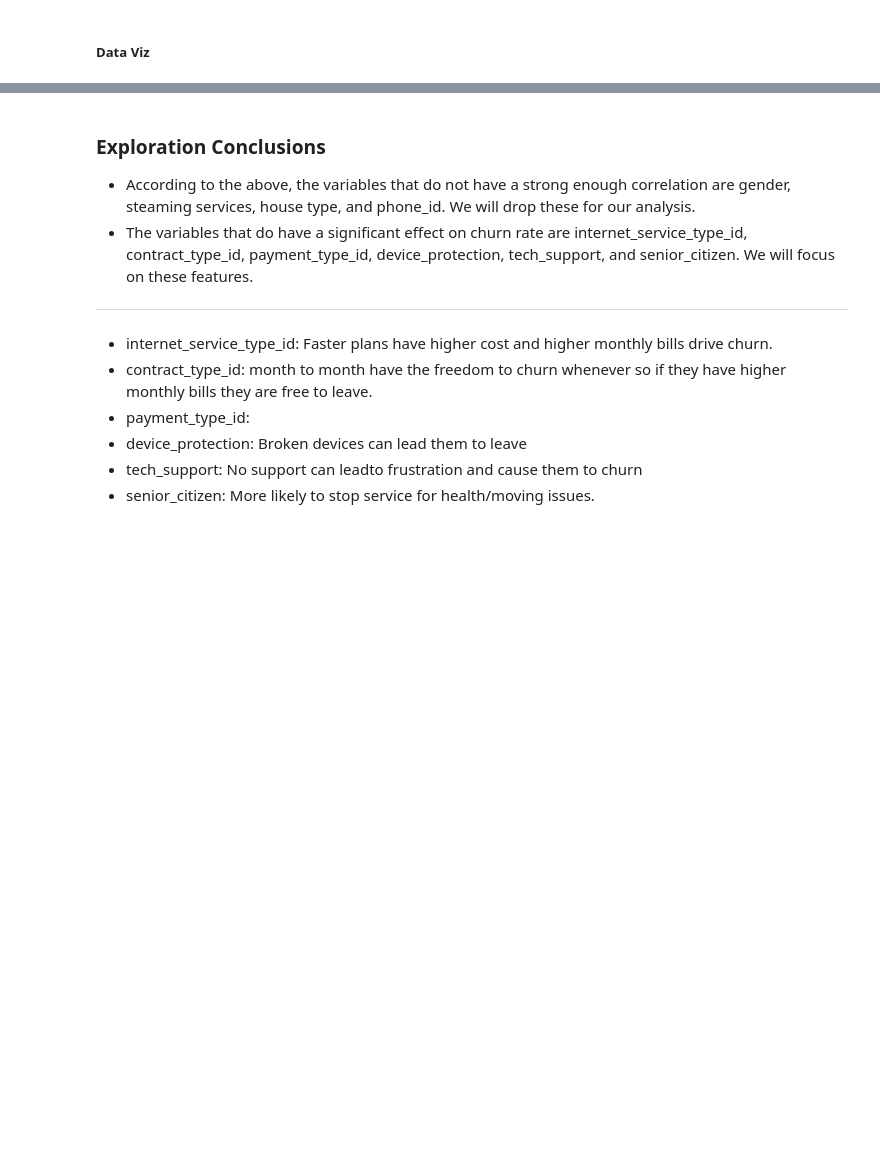
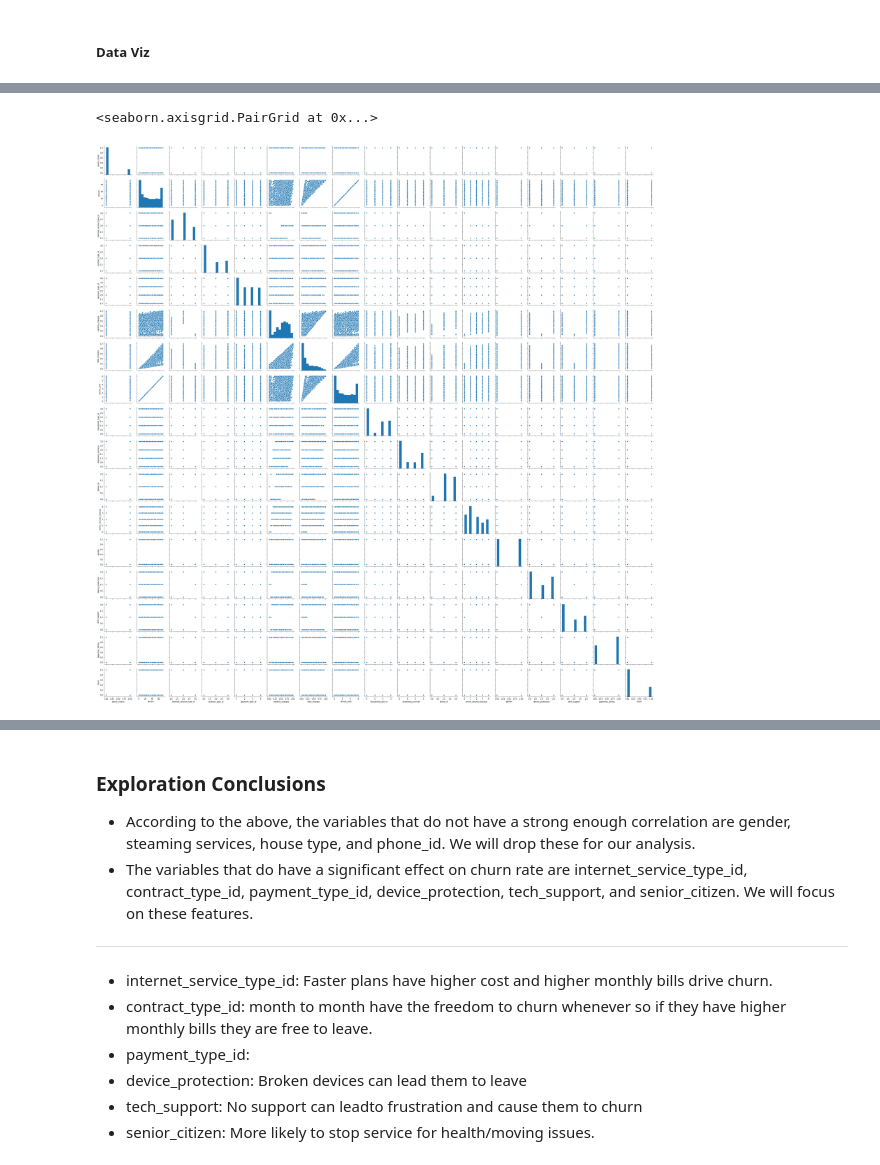
Before and after one commit to classification-project-steven-nicole/classification_project, a Jupyter notebook: classification_project_SN.ipynb, the cells around one changed output, grey strips where cells are left out. Saved outputs shown, nothing was run; the diff lists cells and outputs as text; code cells hidden in the pictures; blank space fills up the shorter version.

```diff
--- a/classification_project_SN.ipynb
+++ b/classification_project_SN.ipynb
@@ -220,3 +234,6 @@ pearsonr(train.monthly_charges, train.internet_service_type_id)
 # %%
-# sns.pairplot(data=train.drop(columns=['cumsum_churn', 'rate_churn', 'tenure_months']))
+sns.pairplot(data=train.drop(columns=['cumsum_churn', 'rate_churn', 'tenure_months']))
+# %% [output]
+<seaborn.axisgrid.PairGrid at 0x...>
+[figure, added]
 # %%
```
Also changed, not shown: parts of 11 cells of this notebook.
